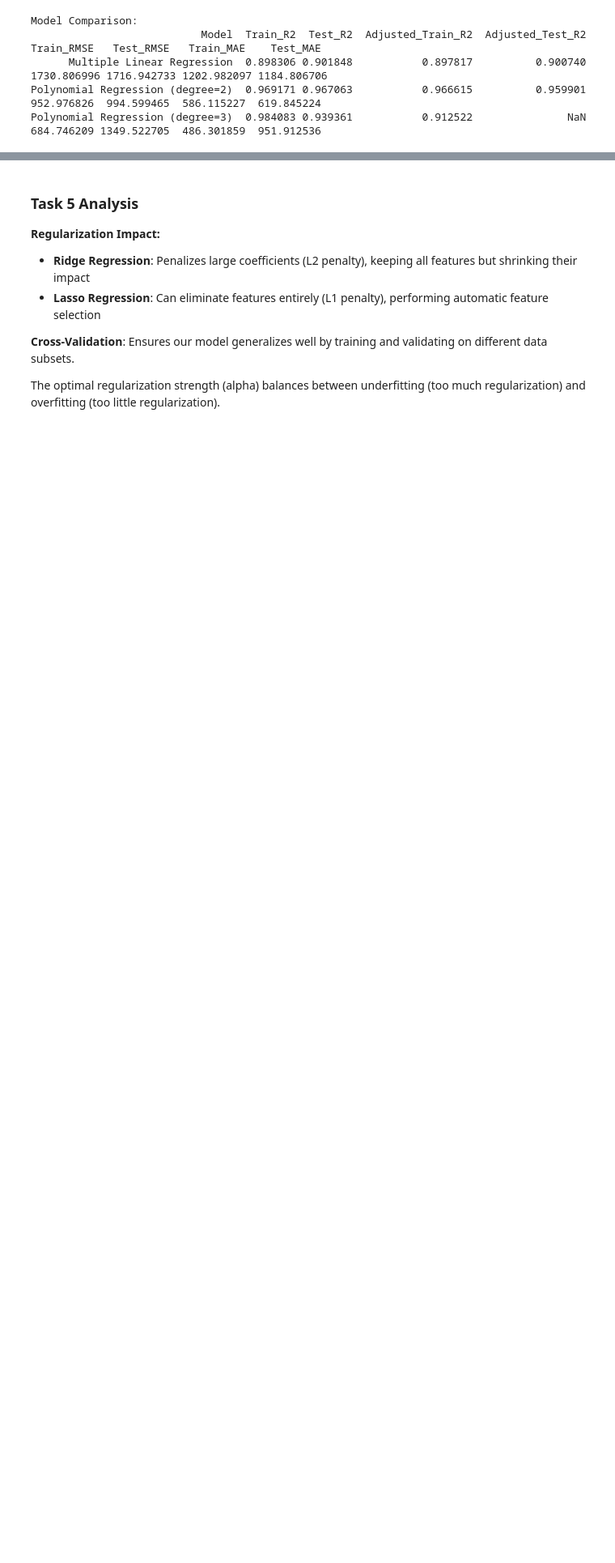
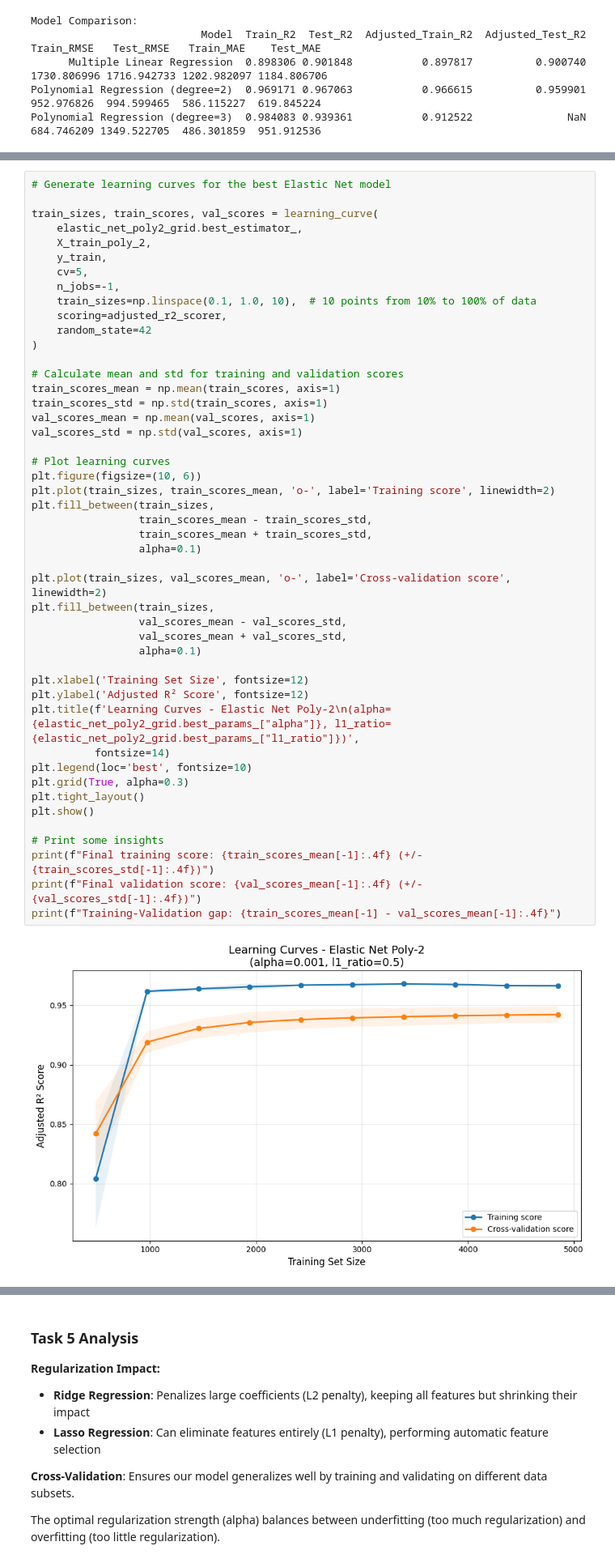
Before and after one commit to nncsimo/DSML2526, a Jupyter notebook: Abgabe/Assignment_02_3214721.ipynb, the cells around one changed output, grey strips where cells are left out. Shown at 81% size. Drawn from its saved outputs; the diff is of its cells as text; blank space fills up the shorter version.

```diff
--- a/Abgabe/Assignment_02_3214721.ipynb
+++ b/Abgabe/Assignment_02_3214721.ipynb
@@ -1237,0 +1214,49 @@ NameError: name 'all_feature_names' is not defined
+# %%
+# Generate learning curves for the best Elastic Net model
+
+train_sizes, train_scores, val_scores = learning_curve(
+    elastic_net_poly2_grid.best_estimator_,
+    X_train_poly_2,
+    y_train,
+    cv=5,
+    n_jobs=-1,
+    train_sizes=np.linspace(0.1, 1.0, 10),  # 10 points from 10% to 100% of data
+    scoring=adjusted_r2_scorer,
+    random_state=42
+)
+
+# Calculate mean and std for training and validation scores
+train_scores_mean = np.mean(train_scores, axis=1)
+train_scores_std = np.std(train_scores, axis=1)
+val_scores_mean = np.mean(val_scores, axis=1)
+val_scores_std = np.std(val_scores, axis=1)
+
+# Plot learning curves
+plt.figure(figsize=(10, 6))
+plt.plot(train_sizes, train_scores_mean, 'o-', label='Training score', linewidth=2)
+plt.fill_between(train_sizes,
+                 train_scores_mean - train_scores_std,
+                 train_scores_mean + train_scores_std,
+                 alpha=0.1)
+
+plt.plot(train_sizes, val_scores_mean, 'o-', label='Cross-validation score', linewidth=2)
+plt.fill_between(train_sizes,
+                 val_scores_mean - val_scores_std,
+                 val_scores_mean + val_scores_std,
+                 alpha=0.1)
+
+plt.xlabel('Training Set Size', fontsize=12)
+plt.ylabel('Adjusted R² Score', fontsize=12)
+plt.title(f'Learning Curves - Elastic Net Poly-2\n(alpha={elastic_net_poly2_grid.best_params_["alpha"]}, l1_ratio={elastic_net_poly2_grid.best_params_["l1_ratio"]})',
+          fontsize=14)
+plt.legend(loc='best', fontsize=10)
+plt.grid(True, alpha=0.3)
+plt.tight_layout()
+plt.show()
+
+# Print some insights
+print(f"Final training score: {train_scores_mean[-1]:.4f} (+/- {train_scores_std[-1]:.4f})")
+print(f"Final validation score: {val_scores_mean[-1]:.4f} (+/- {val_scores_std[-1]:.4f})")
+print(f"Training-Validation gap: {train_scores_mean[-1] - val_scores_mean[-1]:.4f}")
+# %% [output]
+[figure, added]
```
Also changed, not shown: parts of 22 cells of this notebook.
